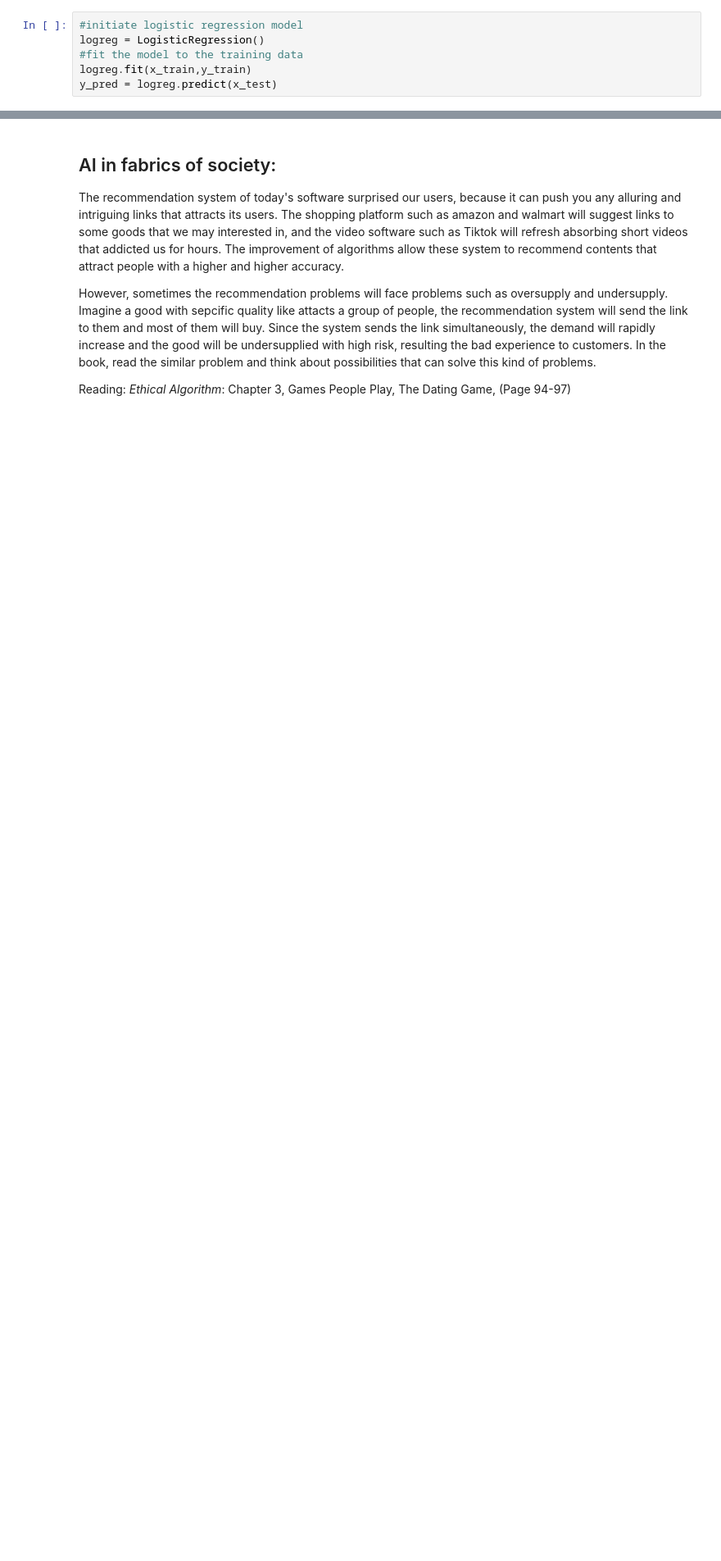
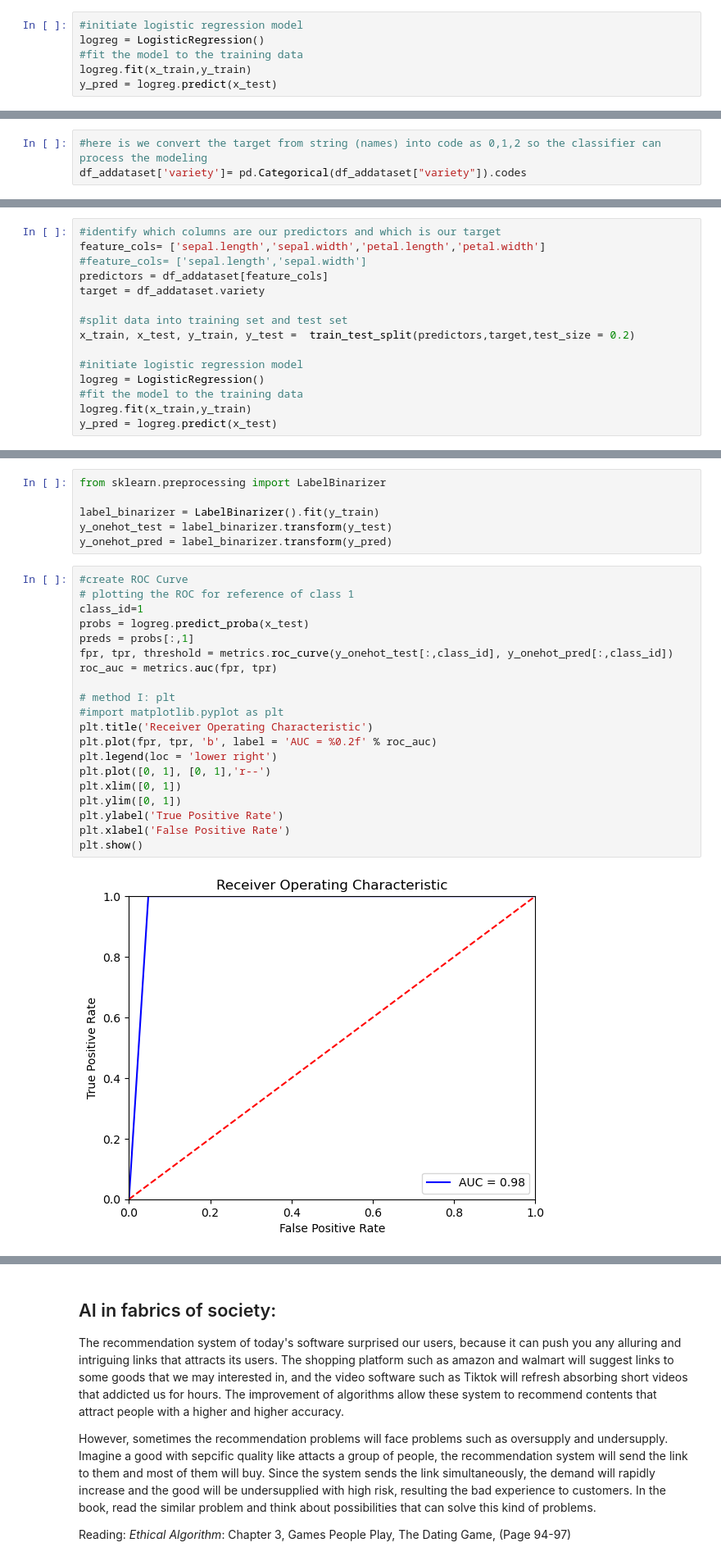
Before and after one commit to aminrahimian/ai-for-social-good, a Jupyter notebook: tutorials/Algorithms/LogisticRegression/ad-click-logistic-regression.ipynb, the cells around one changed output, grey strips where cells are left out. Shown at 82% size. Saved outputs shown, nothing was run; the diff lists cells and outputs as text; blank space fills up the shorter version.

```diff
--- a/tutorials/Algorithms/LogisticRegression/ad-click-logistic-regression.ipynb
+++ b/tutorials/Algorithms/LogisticRegression/ad-click-logistic-regression.ipynb
@@ -210,0 +276,3 @@ Text(0.5, 257.44, 'Predicted Class')
+# %%
+#here is we convert the target from string (names) into code as 0,1,2 so the classifier can process the modeling
+df_addataset['variety']= pd.Categorical(df_addataset["variety"]).codes
@@ -210,0 +308,15 @@ Text(0.5, 257.44, 'Predicted Class')
+# %%
+#identify which columns are our predictors and which is our target
+feature_cols= ['sepal.length','sepal.width','petal.length','petal.width']
+#feature_cols= ['sepal.length','sepal.width']
+predictors = df_addataset[feature_cols]
+target = df_addataset.variety
+
+#split data into training set and test set
+x_train, x_test, y_train, y_test =  train_test_split(predictors,target,test_size = 0.2)
+
+#initiate logistic regression model
+logreg = LogisticRegression()
+#fit the model to the training data
+logreg.fit(x_train,y_train)
+y_pred = logreg.predict(x_test)
@@ -210,0 +342,28 @@ Text(0.5, 257.44, 'Predicted Class')
+# %%
+from sklearn.preprocessing import LabelBinarizer
+
+label_binarizer = LabelBinarizer().fit(y_train)
+y_onehot_test = label_binarizer.transform(y_test)
+y_onehot_pred = label_binarizer.transform(y_pred)
+# %%
+#create ROC Curve
+# plotting the ROC for reference of class 1
+class_id=1
+probs = logreg.predict_proba(x_test)
+preds = probs[:,1]
+fpr, tpr, threshold = metrics.roc_curve(y_onehot_test[:,class_id], y_onehot_pred[:,class_id])
+roc_auc = metrics.auc(fpr, tpr)
+
+# method I: plt
+#import matplotlib.pyplot as plt
+plt.title('Receiver Operating Characteristic')
+plt.plot(fpr, tpr, 'b', label = 'AUC = %0.2f' % roc_auc)
+plt.legend(loc = 'lower right')
+plt.plot([0, 1], [0, 1],'r--')
+plt.xlim([0, 1])
+plt.ylim([0, 1])
+plt.ylabel('True Positive Rate')
+plt.xlabel('False Positive Rate')
+plt.show()
+# %% [output]
+[figure, added]
```
Also changed, not shown: parts of 20 cells of this notebook.
